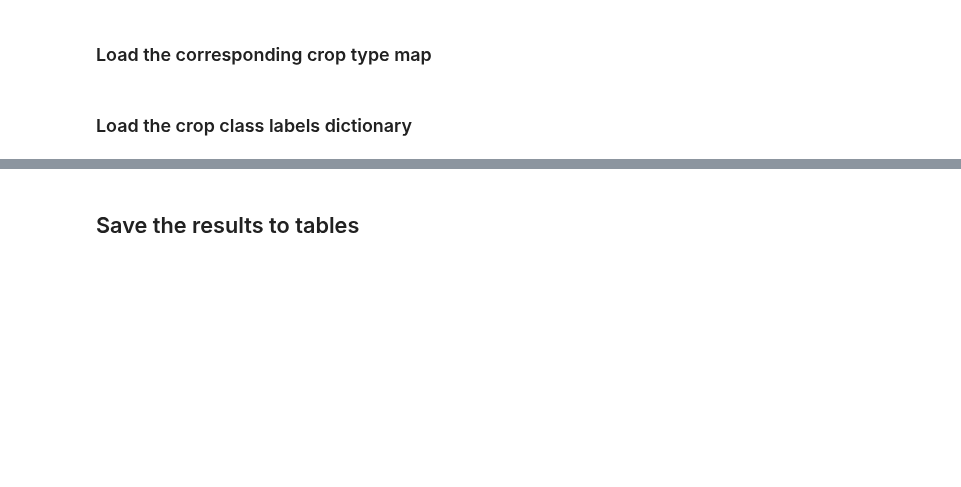
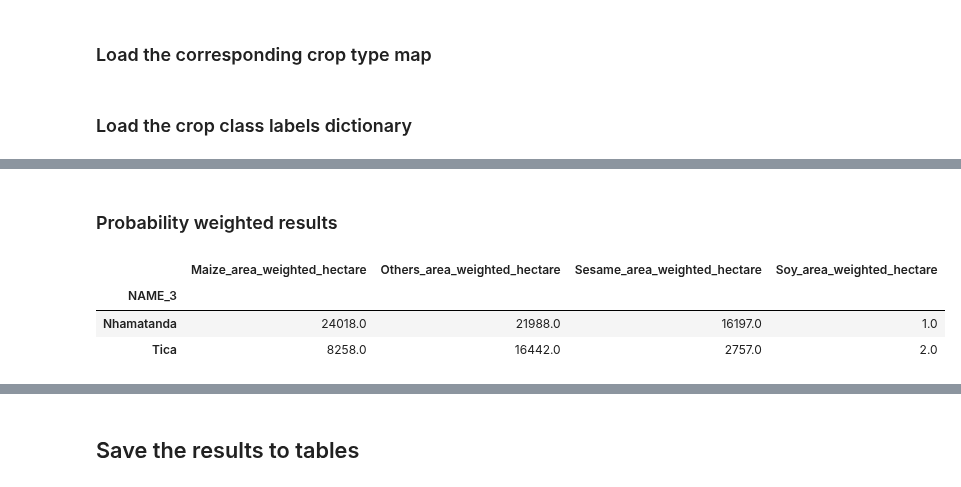
Before and after one commit to digitalearthafrica/FAO_crop_type, a Jupyter notebook: 8_Calculate_crop_statistics.ipynb, the cells around one changed output, grey strips where cells are left out. Drawn from its saved outputs; the diff is of its cells as text; code cells hidden in the pictures; blank space fills up the shorter version.

```diff
--- a/8_Calculate_crop_statistics.ipynb
+++ b/8_Calculate_crop_statistics.ipynb
@@ -131,0 +190,11 @@ gdf_new[area_columns].set_index(gdf_new[name_col]).plot.bar(stacked=True);
+# %% [markdown]
+### Probability weighted results
+# %%
+# weighted results
+
+gdf_new[area_w_cols].set_index(gdf_new[name_col]).round()
+# %% [output]
+|  | Maize_area_weighted_hectare | Others_area_weighted_hectare | Sesame_area_weighted_hectare | Soy_area_weighted_hectare |
+| NAME_3 |  |  |  |  |
+| Nhamatanda | 24018.0 | 21988.0 | 16197.0 | 1.0 |
+| Tica | 8258.0 | 16442.0 | 2757.0 | 2.0 |
```
Also changed, not shown: parts of 23 cells of this notebook.
